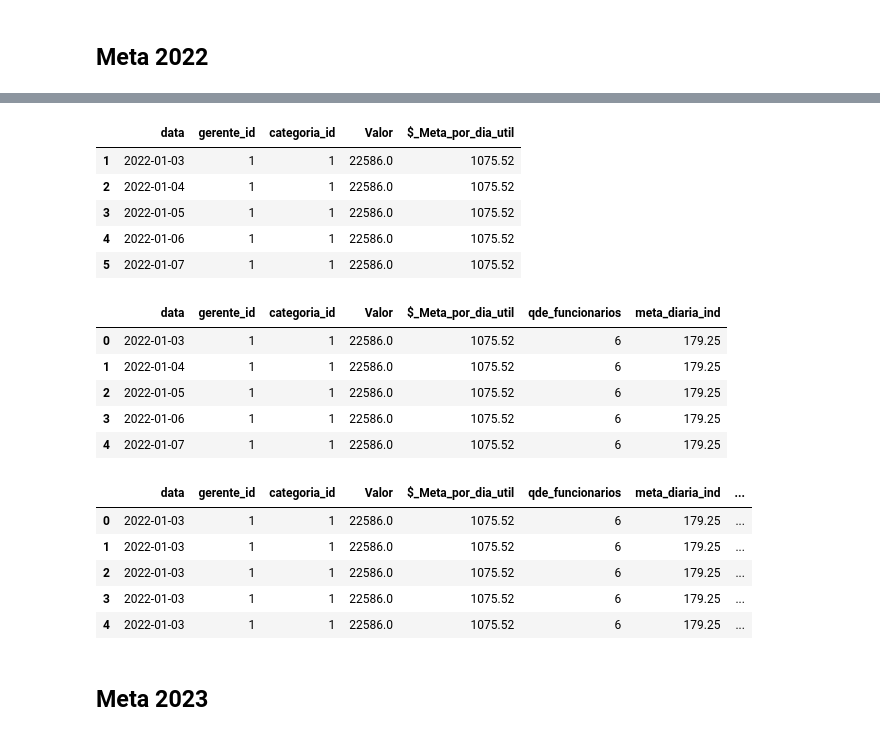
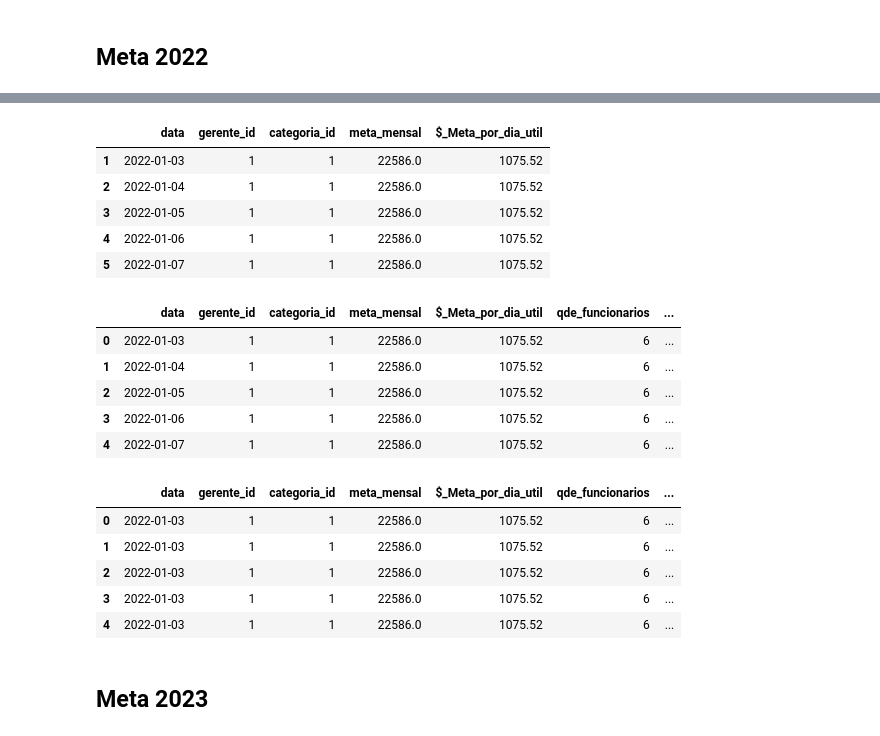
Before and after one commit to Clarice-Satiko-Aoto/b2b-analyis, a Jupyter notebook: VendasB2B_feat_eng_metas.ipynb, the cells around one changed output, grey strips where cells are left out. Saved outputs shown, nothing was run; the diff lists cells and outputs as text; code cells hidden in the pictures.

```diff
--- a/VendasB2B_feat_eng_metas.ipynb
+++ b/VendasB2B_feat_eng_metas.ipynb
@@ -80,7 +72,7 @@ def dias_uteis_sem_feriado(df):
 
 def calcular_dias_uteis_no_mes(row):
     """    calcular os dias uteis no mes    """
-    ano, mes = row.name.year, row.name.month
+    ano, mes = row['data'].year, row['data'].month
     primeiro_dia = pd.Timestamp(year=ano, month=mes, day=1)
     ultimo_dia = pd.Timestamp(year=ano, month=mes, day=pd.Timestamp(year=ano, month=mes, day=1).days_in_month)
 
@@ -218,7 +219,7 @@ mes = {
 meta22.replace(mes, inplace=True)
 meta22['Mês'] = pd.to_datetime(meta22['Mês'])
 meta22.rename(columns={'Mês': 'data',
-                       '$ Meta': 'Valor'}, inplace=True)
+                       '$ Meta': 'meta_mensal'}, inplace=True)
 meta22.set_index('data', inplace=True)
 # %%
 #mudar o tipo de dados
@@ -226,12 +227,14 @@ mudar_tipo_de_dados(meta22, tipos_de_dados)
 # %%
 #Transformar meta mensal para diária
 meta22_concat = transformar_meta_mensal_para_diaria(meta22)
+# %%
+meta22_concat.reset_index(inplace=True)
 # %%
 #Calcular a meta diaria(dias uteis)
-meta22_consolidado = calcular_meta_diaria(meta22_concat, 'Valor')
+meta22_consolidado = calcular_meta_diaria(meta22_concat, 'meta_mensal')
 meta22_consolidado.head()
 # %% [output]
-|  | data | gerente_id | categoria_id | Valor | $_Meta_por_dia_util |
+|  | data | gerente_id | categoria_id | meta_mensal | $_Meta_por_dia_util |
 | 1 | 2022-01-03 | 1 | 1 | 22586.0 | 1075.52 |
 | 2 | 2022-01-04 | 1 | 1 | 22586.0 | 1075.52 |
 | 3 | 2022-01-05 | 1 | 1 | 22586.0 | 1075.52 |
@@ -242,23 +245,23 @@ meta22_consolidado.head()
 meta22_com_qde_func = calcular_meta_individual(meta22_consolidado)
 meta22_com_qde_func.head()
 # %% [output]
-|  | data | gerente_id | categoria_id | Valor | $_Meta_por_dia_util | qde_funcionarios | meta_diaria_ind |
-| 0 | 2022-01-03 | 1 | 1 | 22586.0 | 1075.52 | 6 | 179.25 |
-| 1 | 2022-01-04 | 1 | 1 | 22586.0 | 1075.52 | 6 | 179.25 |
-| 2 | 2022-01-05 | 1 | 1 | 22586.0 | 1075.52 | 6 | 179.25 |
-| 3 | 2022-01-06 | 1 | 1 | 22586.0 | 1075.52 | 6 | 179.25 |
-| 4 | 2022-01-07 | 1 | 1 | 22586.0 | 1075.52 | 6 | 179.25 |
+|  | data | gerente_id | categoria_id | meta_mensal | $_Meta_por_dia_util | qde_funcionarios | ... |
+| 0 | 2022-01-03 | 1 | 1 | 22586.0 | 1075.52 | 6 | ... |
+| 1 | 2022-01-04 | 1 | 1 | 22586.0 | 1075.52 | 6 | ... |
+| 2 | 2022-01-05 | 1 | 1 | 22586.0 | 1075.52 | 6 | ... |
+| 3 | 2022-01-06 | 1 | 1 | 22586.0 | 1075.52 | 6 | ... |
+| 4 | 2022-01-07 | 1 | 1 | 22586.0 | 1075.52 | 6 | ... |
 # %%
 #Merge com o de para para termos as informaçoes do supervidor_id e vendedor_id
 meta22_compilado = meta22_com_qde_func.merge(dfDePara, on='gerente_id')
 meta22_compilado.head()
 # %% [output]
-|  | data | gerente_id | categoria_id | Valor | $_Meta_por_dia_util | qde_funcionarios | meta_diaria_ind | ... |
-| 0 | 2022-01-03 | 1 | 1 | 22586.0 | 1075.52 | 6 | 179.25 | ... |
-| 1 | 2022-01-03 | 1 | 1 | 22586.0 | 1075.52 | 6 | 179.25 | ... |
-| 2 | 2022-01-03 | 1 | 1 | 22586.0 | 1075.52 | 6 | 179.25 | ... |
-| 3 | 2022-01-03 | 1 | 1 | 22586.0 | 1075.52 | 6 | 179.25 | ... |
-| 4 | 2022-01-03 | 1 | 1 | 22586.0 | 1075.52 | 6 | 179.25 | ... |
+|  | data | gerente_id | categoria_id | meta_mensal | $_Meta_por_dia_util | qde_funcionarios | ... |
+| 0 | 2022-01-03 | 1 | 1 | 22586.0 | 1075.52 | 6 | ... |
+| 1 | 2022-01-03 | 1 | 1 | 22586.0 | 1075.52 | 6 | ... |
+| 2 | 2022-01-03 | 1 | 1 | 22586.0 | 1075.52 | 6 | ... |
+| 3 | 2022-01-03 | 1 | 1 | 22586.0 | 1075.52 | 6 | ... |
+| 4 | 2022-01-03 | 1 | 1 | 22586.0 | 1075.52 | 6 | ... |
 # %% [markdown]
 ## Meta 2023
 # %% [markdown]
```
Also changed, not shown: parts of 31 cells of this notebook.
